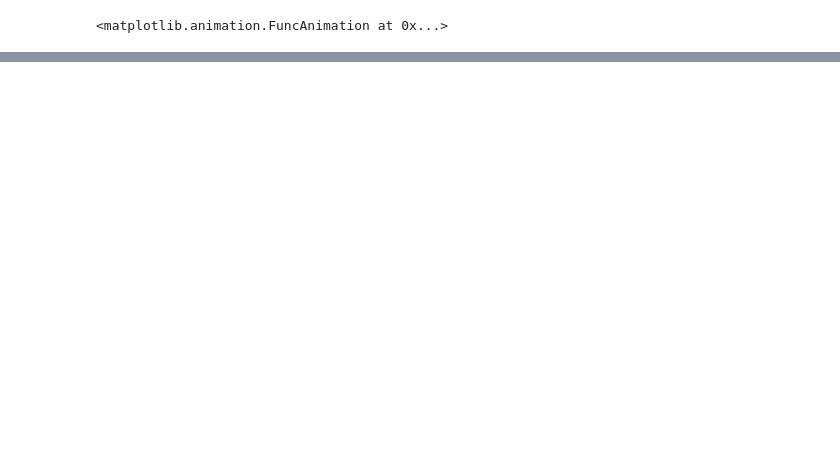
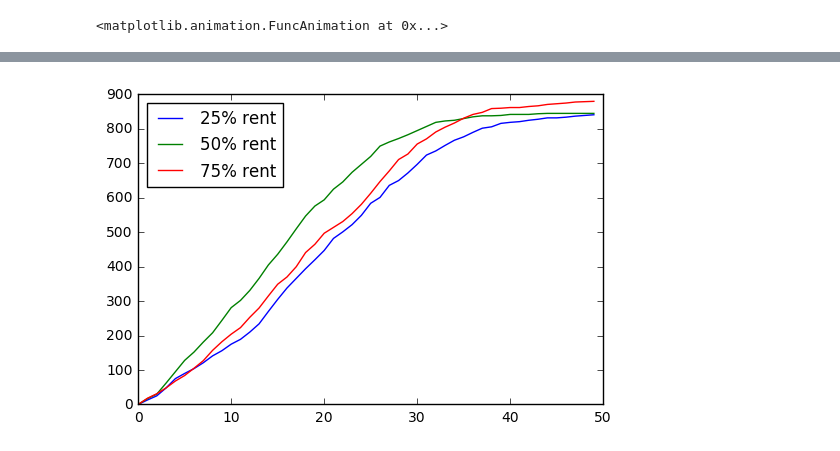
Before and after one commit to Margaretmcrawf/Gentrification, a Jupyter notebook: code/LandUseViewerTest.ipynb, the cells around one changed output, grey strips where cells are left out. Cells and saved outputs as stored; diff of their text form; code cells hidden in the pictures; blank space fills up the shorter version.

```diff
--- a/code/LandUseViewerTest.ipynb
+++ b/code/LandUseViewerTest.ipynb
@@ -91,0 +110,22 @@ plt.show()
+# %%
+np.random.seed(40)
+city_quarter = TransformingCity(7, p_subsidized = .5, sub_housing_rate = 0.25)
+city_half = TransformingCity(7, p_subsidized = .5, sub_housing_rate = 0.5)
+city_threequarter = TransformingCity(7, p_subsidized = .5, sub_housing_rate = 0.75)
+
+for i in range(50):
+    city_quarter.step()
+    city_half.step()
+    city_threequarter.step()
+
+quarter = [x - city_quarter.displaced_history[0] for x in city_quarter.displaced_history]
+half = [x - city_half.displaced_history[0] for x in city_half.displaced_history]
+threequarter = [x - city_threequarter.displaced_history[0] for x in city_threequarter.displaced_history]
+
+plt.plot(quarter, label='25% rent')
+plt.plot(half, label='50% rent')
+plt.plot(threequarter, label='75% rent')
+plt.legend(loc='best')
+plt.show()
+# %% [output]
+[figure, added]
```
Also changed, not shown: parts of 7 cells of this notebook, 14 other files.
